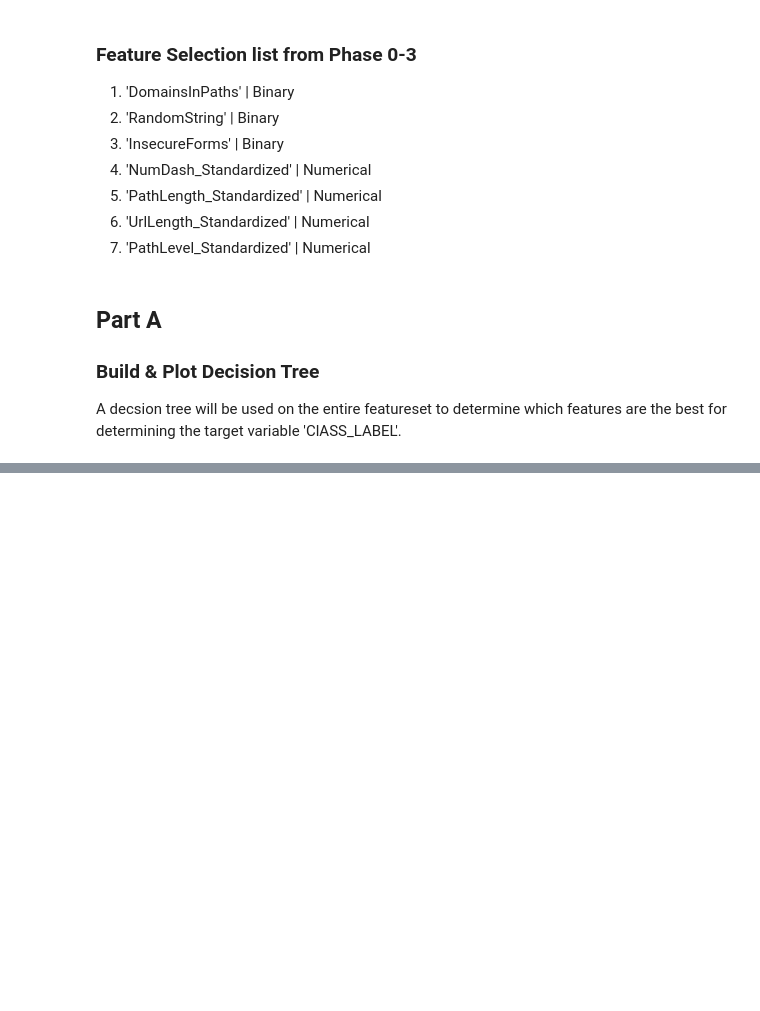
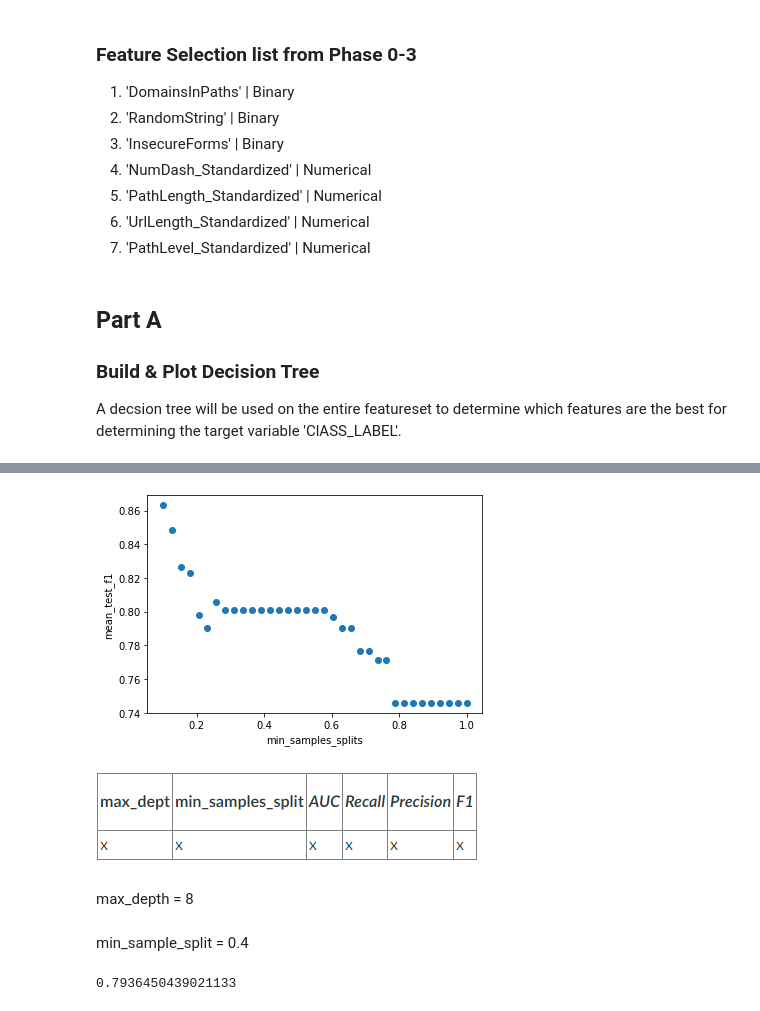
Before and after one commit to Jut257/CYB-362, a Jupyter notebook: phase4.ipynb, the cells around one changed output, grey strips where cells are left out. Cells and saved outputs as stored; diff of their text form; code cells hidden in the pictures; blank space fills up the shorter version.

```diff
--- a/phase4.ipynb
+++ b/phase4.ipynb
@@ -18,8 +18,8 @@ from sklearn.neighbors import LocalOutlierFactor
 from sklearn.preprocessing import StandardScaler
 
 
-dfTest = pd.read_csv("Phishing_Legitimate_test_student.csv", na_values=['',' ','n/a'])
-dfTrain = pd.read_csv("Phishing_Legitimate_train_missing_data.csv", na_values=['',' ','n/a'])
+dfTest = pd.read_csv(r"Downloads/Phishing_Legitimate_test_student.csv", na_values=['',' ','n/a'],encoding='utf8')
+dfTrain = pd.read_csv(r"Downloads/Phishing_Legitimate_train_missing_data.csv", na_values=['',' ','n/a'],encoding='utf8')
 ################################# Phase 0 and 1 ####################################################
 trainRowsWithNa = dfTrain[ dfTrain.isnull().any(axis=1) ]
 rowsToDrop = dfTrain[ dfTrain.isnull().sum(axis=1) > 1 ].index
@@ -140,0 +147,26 @@ plt.show()
+# %%
+from sklearn.model_selection import KFold
+from sklearn.model_selection import GridSearchCV
+from sklearn.metrics import f1_score
+
+Y=dfTrain3['CLASS_LABEL']
+X=dfTrain3[['UrlLength_Standardized','NumNumericChars_Standardized','NumDots_Standardized','SubdomainLevel_Standardized','PathLevel_Standardized','NumDash_Standardized','NumDashInHostname_Standardized','NumUnderscore_Standardized','NumPercent_Standardized','NumQueryComponents_Standardized','NumAmpersand_Standardized','NumHash_Standardized','HostnameLength_Standardized','PathLength_Standardized','QueryLength_Standardized','NumSensitiveWords_Standardized','AtSymbol','TildeSymbol','NoHttps','RandomString','IpAddress','DomainInSubdomains','DomainInPaths','DoubleSlashInPath','EmbeddedBrandName','PctExtResourceUrls','ExtFavicon','InsecureForms','RelativeFormAction','ExtFormAction','RightClickDisabled','PopUpWindow','IframeOrFrame','MissingTitle','ImagesOnlyInForm']]
+
+min_samples_splits = np.linspace(0.1,1.0,35, endpoint = True)
+print(min_samples_splits)
+
+tuned_parameters = [{'min_samples_split':min_samples_splits}]
+
+base_model = tree.DecisionTreeClassifier()
+
+clf = GridSearchCV(estimator=base_model, param_grid=tuned_parameters, cv = 5, verbose = 3)
+clf.fit(X,Y)
+print(clf.cv_results_['mean_test_score'])
+scores = ['precision','recall','f1']
+
+clf = GridSearchCV(base_model, tuned_parameters,cv=5,scoring=scores, refit='f1', verbose=3)
+clf.fit(X,Y)
+
+print(clf.cv_results_['mean_test_f1'])
+print(clf.cv_results_['mean_test_recall'])
+print(clf.cv_results_['mean_test_recall'])
@@ -140,0 +191,28 @@ plt.show()
+# %%
+# Graphing the min_samples_splits and mean f1 scores
+plt.figure()
+plt.scatter(x=min_samples_splits, y = clf.cv_results_['mean_test_f1'])
+plt.ylabel('mean_test_f1')
+plt.xlabel('min_samples_splits')
+plt.show()
+# %% [output]
+[figure, added]
+# %% [markdown]
+![Capture_jyp.PNG](attachment:Capture_jyp.PNG)
+# %% [markdown]
+max_depth = 8
+# %% [markdown]
+min_sample_split = 0.4
+# %%
+# AUC score
+clf = tree.DecisionTreeClassifier(min_samples_split=0.4)
+clf = clf.fit(X,Y)
+Y_predicted = clf.predict(X)
+
+from sklearn.metrics import roc_auc_score
+from sklearn.metrics import plot_roc_curve
+
+auc = roc_auc_score(Y,Y_predicted)
+print(auc)
+# %% [output]
+0.7936450439021133
```
Also changed, not shown: parts of 11 cells of this notebook.
